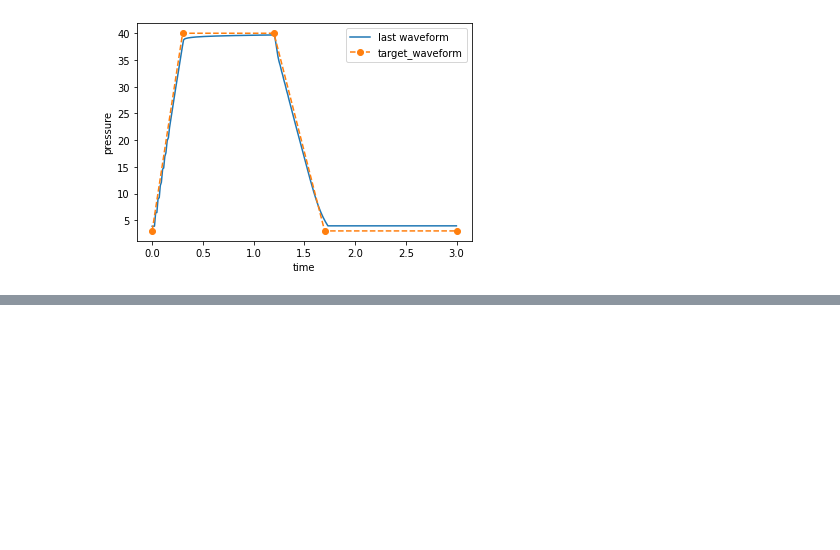
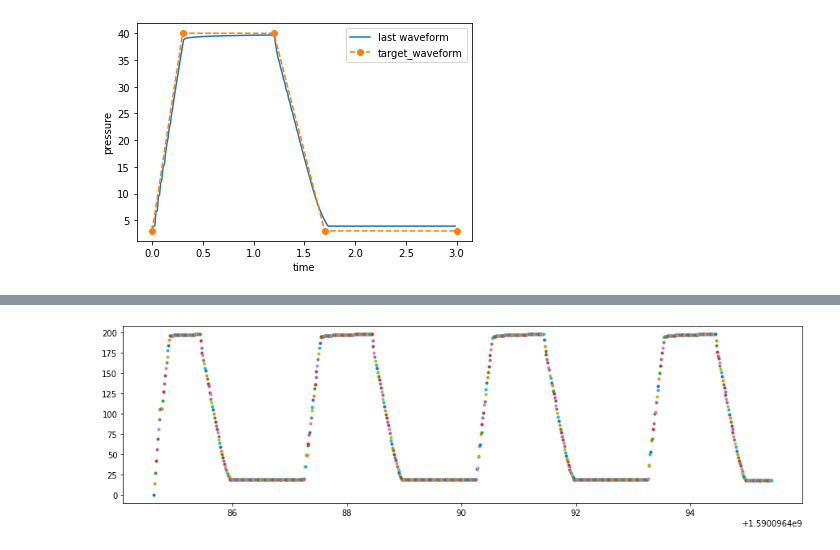
Before and after one commit to CohenLabPrinceton/pvp, a Jupyter notebook: sandbox/testPIDControllerClass.ipynb, the cells around one changed output, grey strips where cells are left out. Cells and saved outputs as stored; diff of their text form; code cells hidden in the pictures; blank space fills up the shorter version.

```diff
--- a/sandbox/testPIDControllerClass.ipynb
+++ b/sandbox/testPIDControllerClass.ipynb
@@ -109,0 +97,8 @@ Text(0.5, 0, 'time [s]')
+# %%
+ls_wv = dff['waveform_data']
+ls_ct = dff['control_data']
+# %%
+for p in ls_wv:
+    pl.plot(p[4], p[3],'.') #pressure
+# %% [output]
+[figure, added]
```
Also changed, not shown: parts of 7 cells of this notebook, 1 other file.
